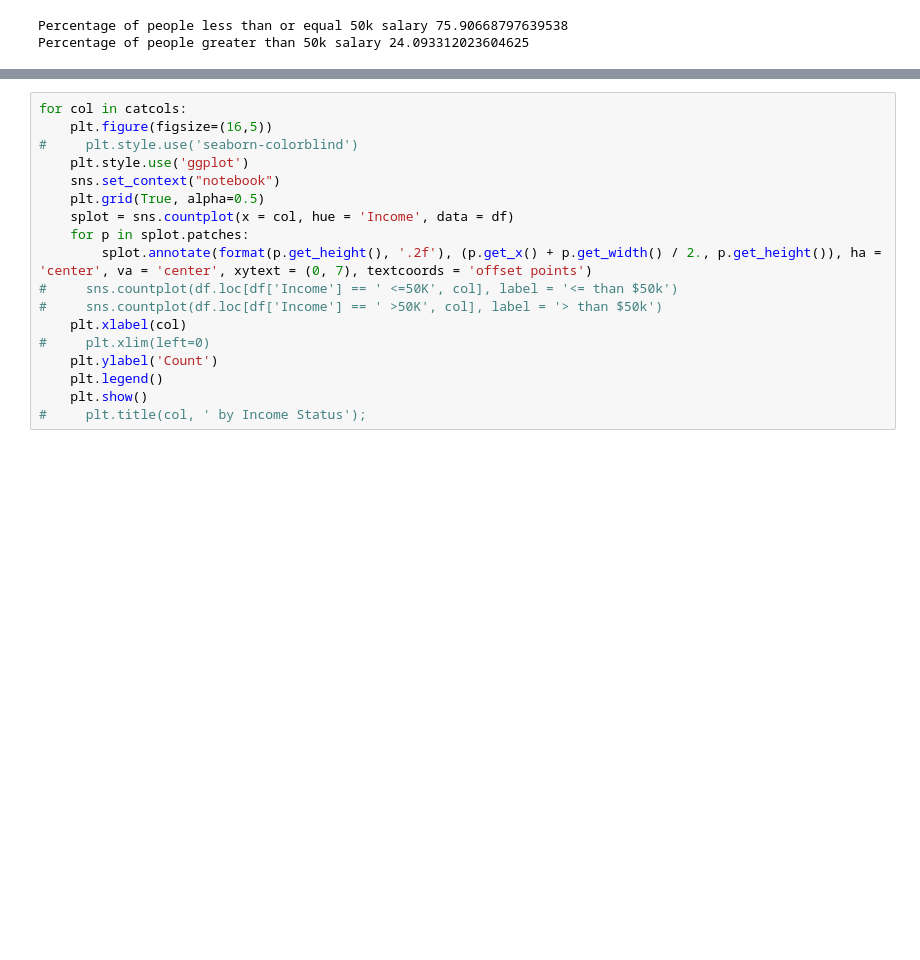
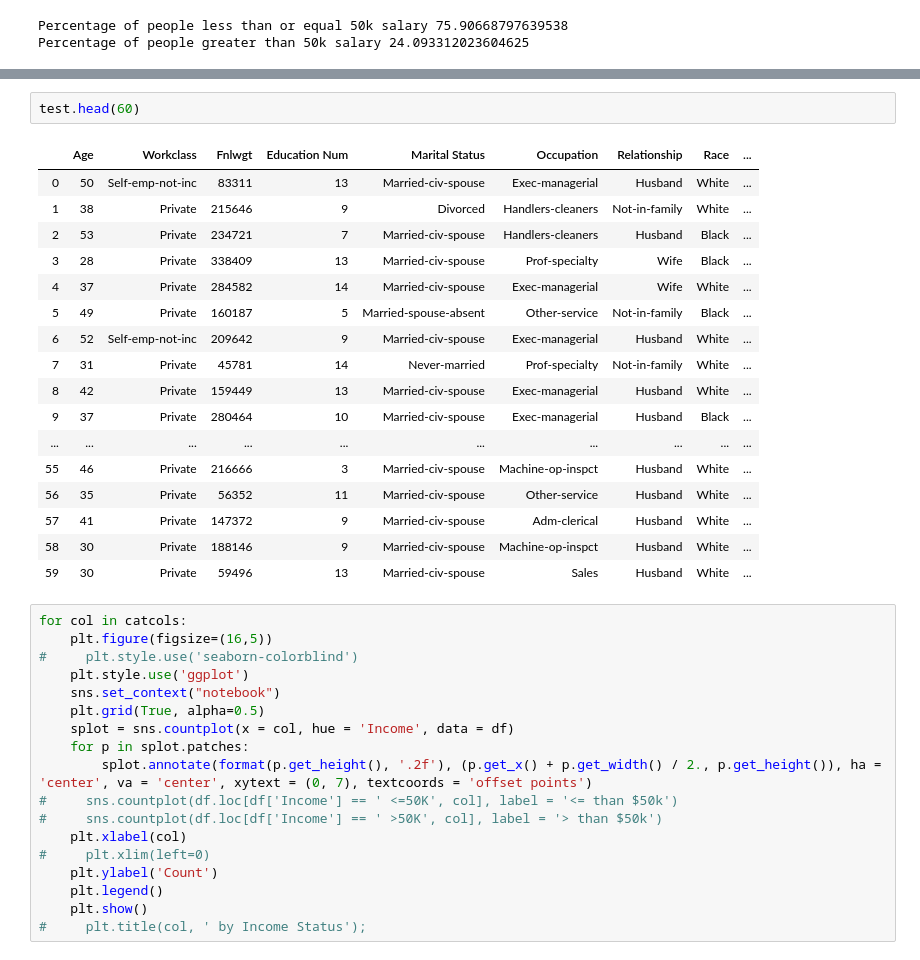
Before and after one commit to rkrishn7/CSE146_Final, a Jupyter notebook: Project.ipynb, the cells around one changed output, grey strips where cells are left out. Cells and saved outputs as stored; diff of their text form; blank space fills up the shorter version.

```diff
--- a/Project.ipynb
+++ b/Project.ipynb
@@ -159,3 +235,23 @@ Percentage of people greater than 50k salary 24.093312023604625
+# %%
+test.head(60)
+# %% [output]
+|  | Age | Workclass | Fnlwgt | Education Num | Marital Status | Occupation | Relationship | Race | ... |
+| 0 | 50 | Self-emp-not-inc | 83311 | 13 | Married-civ-spouse | Exec-managerial | Husband | White | ... |
+| 1 | 38 | Private | 215646 | 9 | Divorced | Handlers-cleaners | Not-in-family | White | ... |
+| 2 | 53 | Private | 234721 | 7 | Married-civ-spouse | Handlers-cleaners | Husband | Black | ... |
+| 3 | 28 | Private | 338409 | 13 | Married-civ-spouse | Prof-specialty | Wife | Black | ... |
+| 4 | 37 | Private | 284582 | 14 | Married-civ-spouse | Exec-managerial | Wife | White | ... |
+| 5 | 49 | Private | 160187 | 5 | Married-spouse-absent | Other-service | Not-in-family | Black | ... |
+| 6 | 52 | Self-emp-not-inc | 209642 | 9 | Married-civ-spouse | Exec-managerial | Husband | White | ... |
+| 7 | 31 | Private | 45781 | 14 | Never-married | Prof-specialty | Not-in-family | White | ... |
+| 8 | 42 | Private | 159449 | 13 | Married-civ-spouse | Exec-managerial | Husband | White | ... |
+| 9 | 37 | Private | 280464 | 10 | Married-civ-spouse | Exec-managerial | Husband | Black | ... |
+| ... | ... | ... | ... | ... | ... | ... | ... | ... | ... |
+| 55 | 46 | Private | 216666 | 3 | Married-civ-spouse | Machine-op-inspct | Husband | White | ... |
+| 56 | 35 | Private | 56352 | 11 | Married-civ-spouse | Other-service | Husband | White | ... |
+| 57 | 41 | Private | 147372 | 9 | Married-civ-spouse | Adm-clerical | Husband | White | ... |
+| 58 | 30 | Private | 188146 | 9 | Married-civ-spouse | Machine-op-inspct | Husband | White | ... |
+| 59 | 30 | Private | 59496 | 13 | Married-civ-spouse | Sales | Husband | White | ... |
 # %%
 for col in catcols:
     plt.figure(figsize=(16,5))
```
Also changed, not shown: parts of 5 cells of this notebook.
